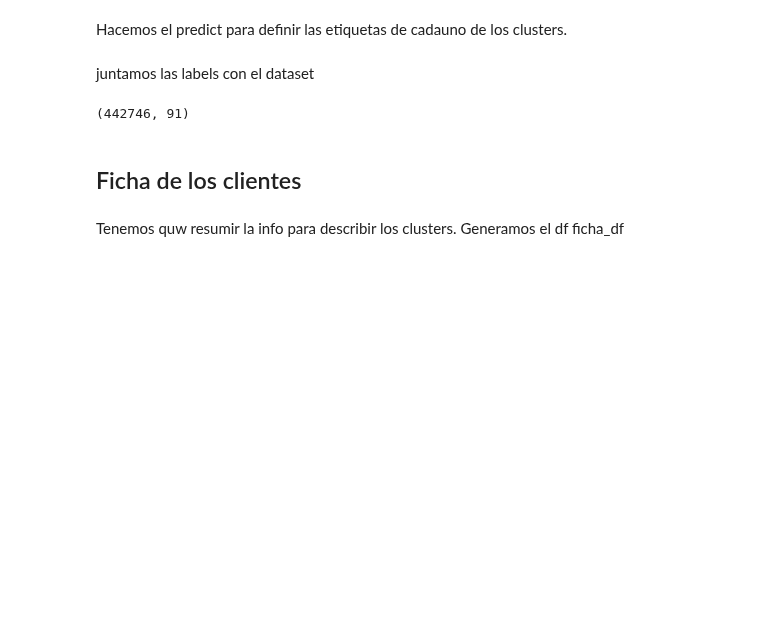
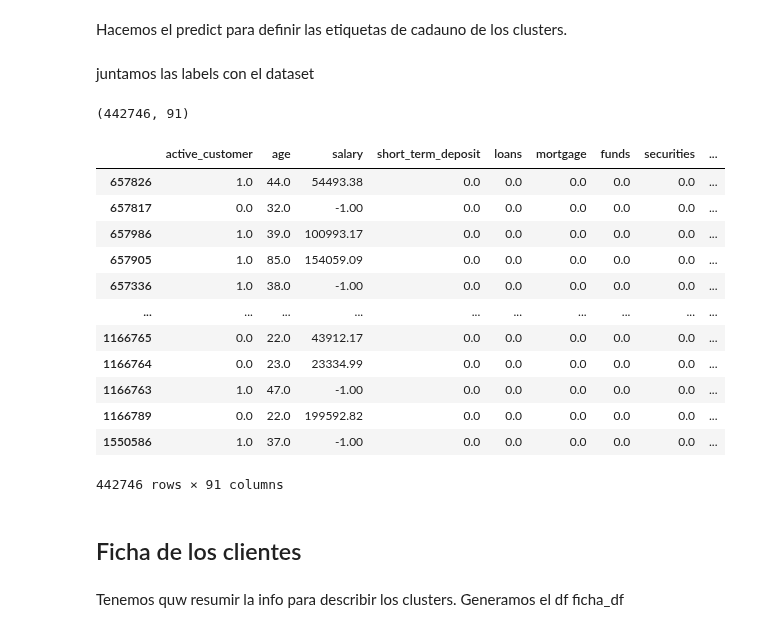
Before and after one commit to Orlan-138/TFM-EasyMoney, a Jupyter notebook: clustering/dataframe_modelo_clustering.ipynb, the cells around one changed output. Drawn from its saved outputs; the diff is of its cells as text; code cells hidden in the pictures; blank space fills up the shorter version.

```diff
--- a/clustering/dataframe_modelo_clustering.ipynb
+++ b/clustering/dataframe_modelo_clustering.ipynb
@@ -1316,6 +1314,8 @@ Hacemos el transform con el df final hasta el 2, por ejemplo
 # %%
 X_processed = pipe[:1].transform(df_final)
 #X_processed = pipe.transform(df_final)
+# %%
+X_processed = pd.DataFrame(X_processed, index=df_final.index)
 # %% [markdown]
 Hacemos el predict para definir las etiquetas de cadauno de los clusters.
 # %%
@@ -1329,6 +1329,22 @@ juntamos las labels con el dataset
 X_processed.shape
 # %% [output]
 (442746, 91)
+# %%
+X_processed
+# %% [output]
+|  | active_customer | age | salary | short_term_deposit | loans | mortgage | funds | securities | ... |
+| 657826 | 1.0 | 44.0 | 54493.38 | 0.0 | 0.0 | 0.0 | 0.0 | 0.0 | ... |
+| 657817 | 0.0 | 32.0 | -1.00 | 0.0 | 0.0 | 0.0 | 0.0 | 0.0 | ... |
+| 657986 | 1.0 | 39.0 | 100993.17 | 0.0 | 0.0 | 0.0 | 0.0 | 0.0 | ... |
+| 657905 | 1.0 | 85.0 | 154059.09 | 0.0 | 0.0 | 0.0 | 0.0 | 0.0 | ... |
+| 657336 | 1.0 | 38.0 | -1.00 | 0.0 | 0.0 | 0.0 | 0.0 | 0.0 | ... |
+| ... | ... | ... | ... | ... | ... | ... | ... | ... | ... |
+| 1166765 | 0.0 | 22.0 | 43912.17 | 0.0 | 0.0 | 0.0 | 0.0 | 0.0 | ... |
+| 1166764 | 0.0 | 23.0 | 23334.99 | 0.0 | 0.0 | 0.0 | 0.0 | 0.0 | ... |
+| 1166763 | 1.0 | 47.0 | -1.00 | 0.0 | 0.0 | 0.0 | 0.0 | 0.0 | ... |
+| 1166789 | 0.0 | 22.0 | 199592.82 | 0.0 | 0.0 | 0.0 | 0.0 | 0.0 | ... |
+| 1550586 | 1.0 | 37.0 | -1.00 | 0.0 | 0.0 | 0.0 | 0.0 | 0.0 | ... |
+442746 rows × 91 columns
 # %% [markdown]
 ## Ficha de los clientes
 # %% [markdown]
```
Also changed, not shown: parts of 10 cells of this notebook, 1 other file.
